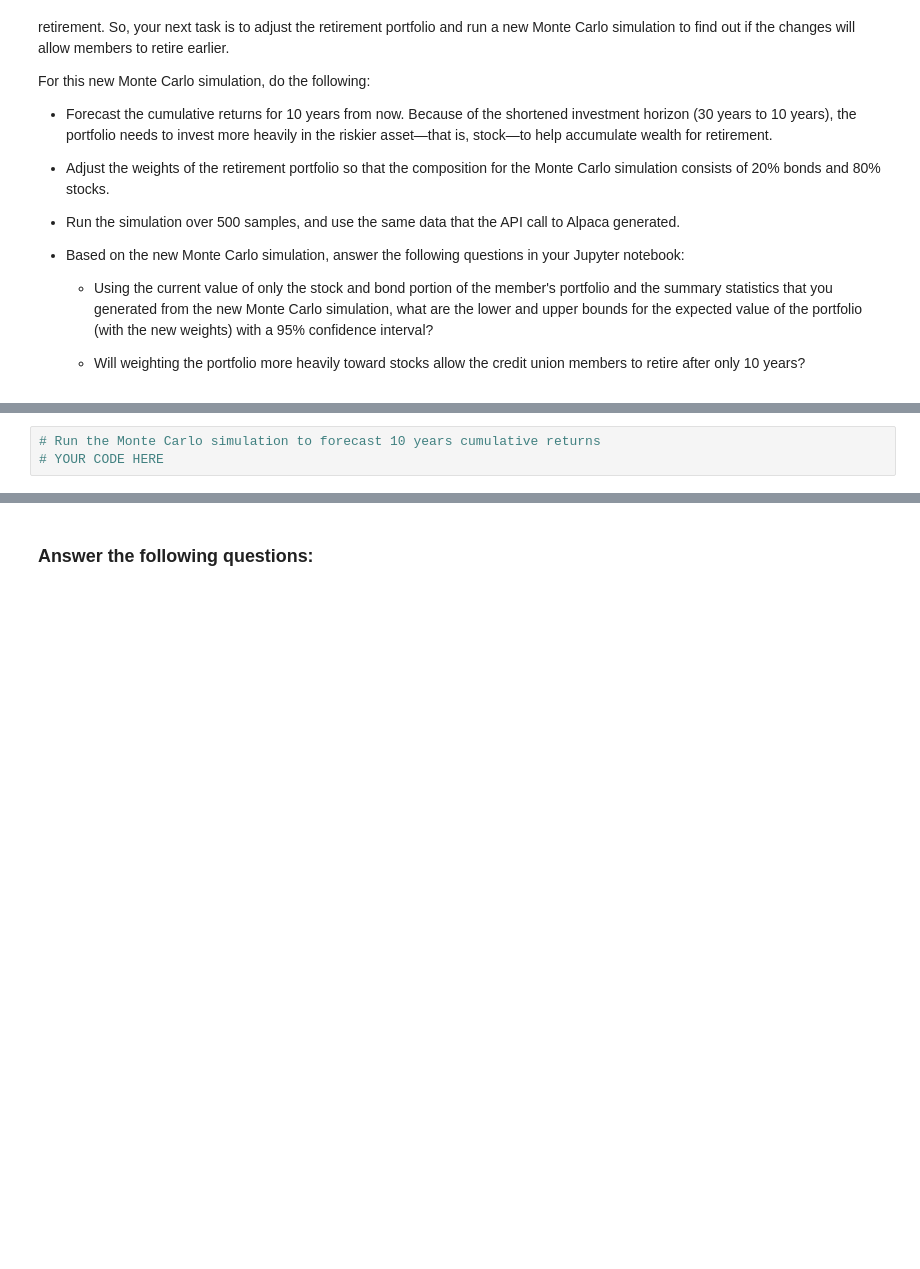
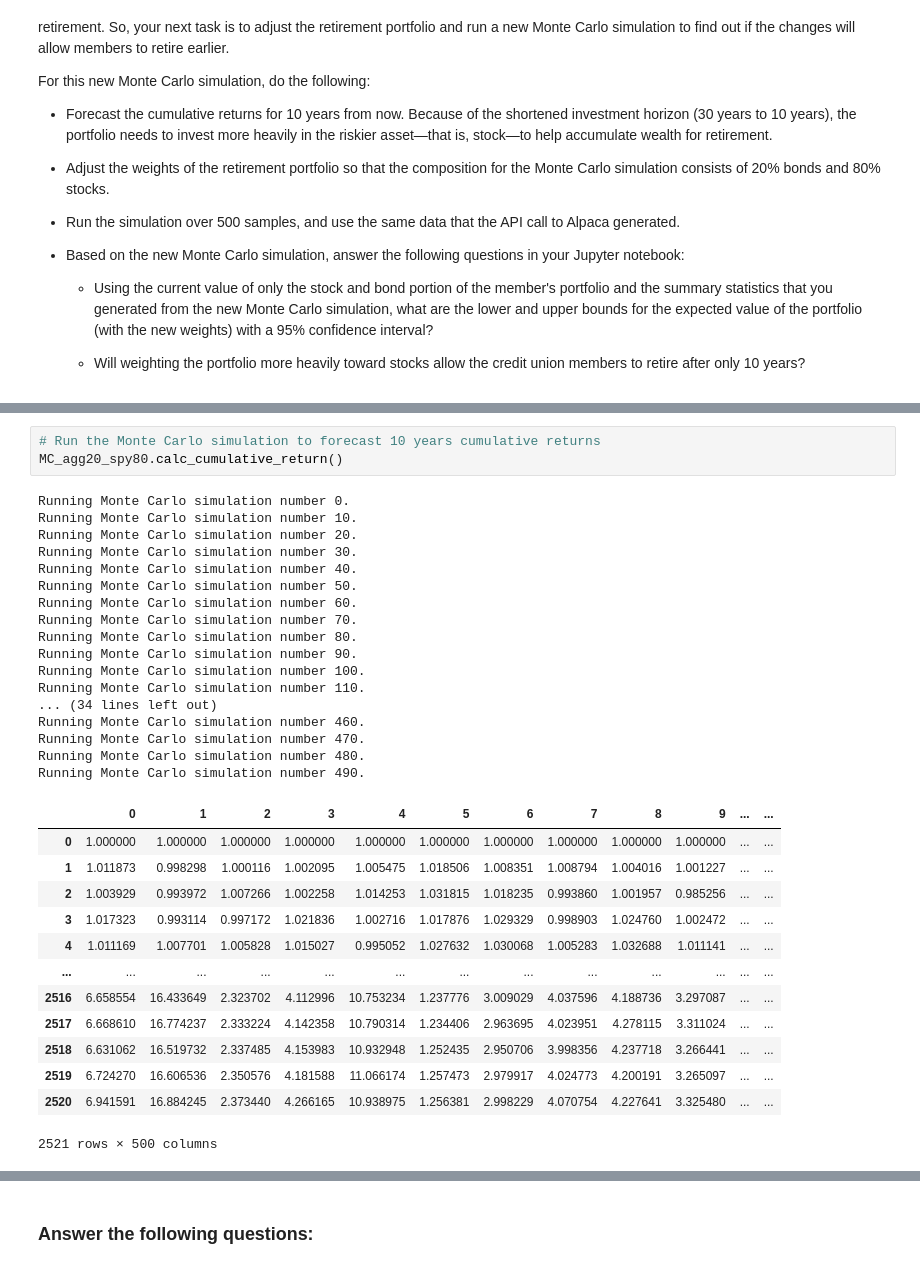
Before and after one commit to ThusSpokeZarate/emergency-and-retirement-plans, a Jupyter notebook: financial_planning_tools.ipynb, the cells around one changed output, grey strips where cells are left out. Saved outputs shown, nothing was run; the diff lists cells and outputs as text; blank space fills up the shorter version.

```diff
--- a/financial_planning_tools.ipynb
+++ b/financial_planning_tools.ipynb
@@ -606,6 +620,37 @@ For this new Monte Carlo simulation, do the following:
 # %%
 # Run the Monte Carlo simulation to forecast 10 years cumulative returns
-# YOUR CODE HERE
+MC_agg20_spy80.calc_cumulative_return()
+# %% [output]
+Running Monte Carlo simulation number 0.
+Running Monte Carlo simulation number 10.
+Running Monte Carlo simulation number 20.
+Running Monte Carlo simulation number 30.
+Running Monte Carlo simulation number 40.
+Running Monte Carlo simulation number 50.
+Running Monte Carlo simulation number 60.
+Running Monte Carlo simulation number 70.
+Running Monte Carlo simulation number 80.
+Running Monte Carlo simulation number 90.
+Running Monte Carlo simulation number 100.
+Running Monte Carlo simulation number 110.
+... (34 lines left out)
+Running Monte Carlo simulation number 460.
+Running Monte Carlo simulation number 470.
+Running Monte Carlo simulation number 480.
+Running Monte Carlo simulation number 490.
+|  | 0 | 1 | 2 | 3 | 4 | 5 | 6 | 7 | 8 | 9 | ... | ... |
+| 0 | 1.000000 | 1.000000 | 1.000000 | 1.000000 | 1.000000 | 1.000000 | 1.000000 | 1.000000 | 1.000000 | 1.000000 | ... | ... |
+| 1 | 1.011873 | 0.998298 | 1.000116 | 1.002095 | 1.005475 | 1.018506 | 1.008351 | 1.008794 | 1.004016 | 1.001227 | ... | ... |
+| 2 | 1.003929 | 0.993972 | 1.007266 | 1.002258 | 1.014253 | 1.031815 | 1.018235 | 0.993860 | 1.001957 | 0.985256 | ... | ... |
+| 3 | 1.017323 | 0.993114 | 0.997172 | 1.021836 | 1.002716 | 1.017876 | 1.029329 | 0.998903 | 1.024760 | 1.002472 | ... | ... |
+| 4 | 1.011169 | 1.007701 | 1.005828 | 1.015027 | 0.995052 | 1.027632 | 1.030068 | 1.005283 | 1.032688 | 1.011141 | ... | ... |
+| ... | ... | ... | ... | ... | ... | ... | ... | ... | ... | ... | ... | ... |
+| 2516 | 6.658554 | 16.433649 | 2.323702 | 4.112996 | 10.753234 | 1.237776 | 3.009029 | 4.037596 | 4.188736 | 3.297087 | ... | ... |
+| 2517 | 6.668610 | 16.774237 | 2.333224 | 4.142358 | 10.790314 | 1.234406 | 2.963695 | 4.023951 | 4.278115 | 3.311024 | ... | ... |
+| 2518 | 6.631062 | 16.519732 | 2.337485 | 4.153983 | 10.932948 | 1.252435 | 2.950706 | 3.998356 | 4.237718 | 3.266441 | ... | ... |
+| 2519 | 6.724270 | 16.606536 | 2.350576 | 4.181588 | 11.066174 | 1.257473 | 2.979917 | 4.024773 | 4.200191 | 3.265097 | ... | ... |
+| 2520 | 6.941591 | 16.884245 | 2.373440 | 4.266165 | 10.938975 | 1.256381 | 2.998229 | 4.070754 | 4.227641 | 3.325480 | ... | ... |
+2521 rows × 500 columns
 # %%
 # Visualize the 10-year Monte Carlo simulation by creating an
 # overlay line plot
```
Also changed, not shown: parts of 26 cells of this notebook.
